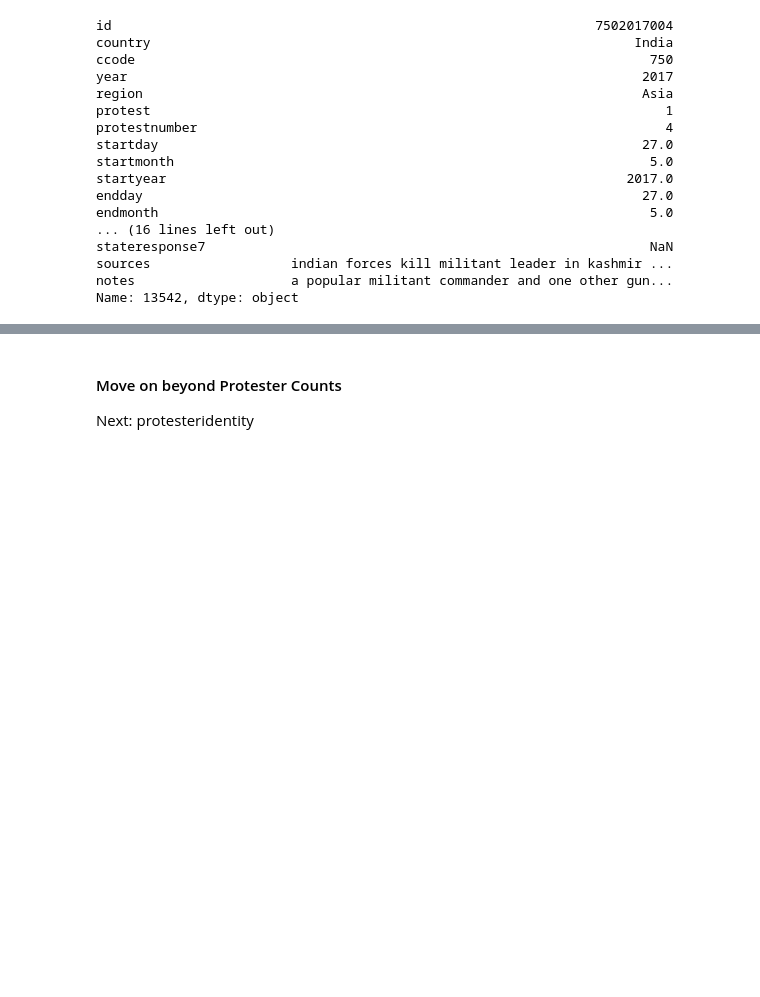
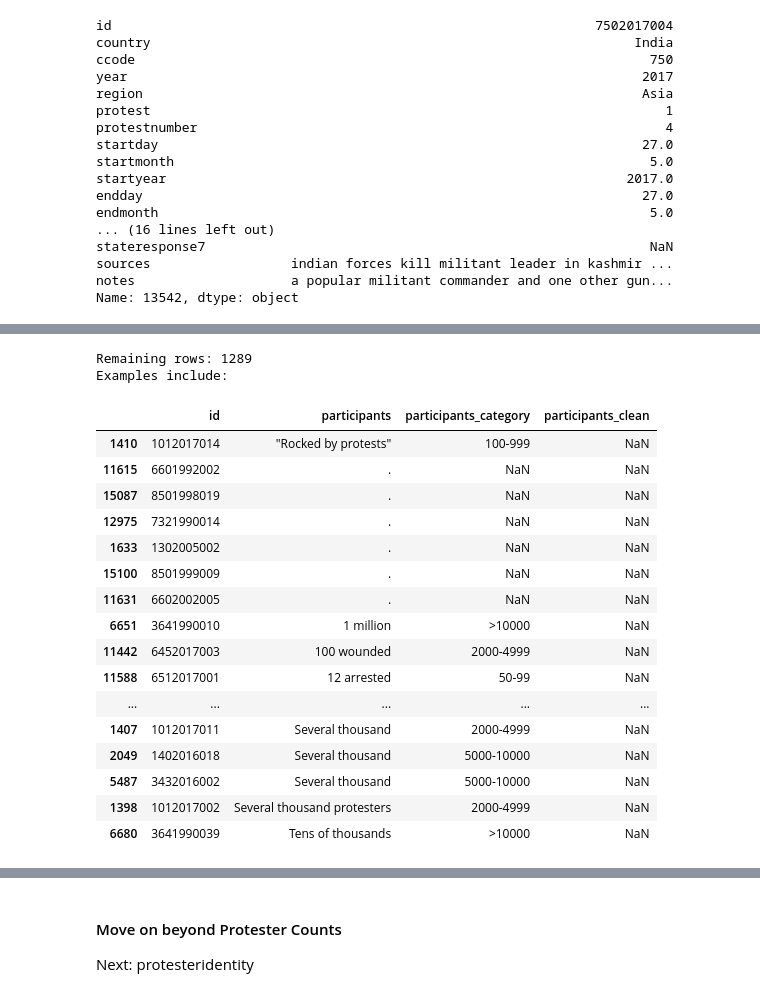
Before and after one commit to sethnlewis/Predicting-Political-Revolutions, a Jupyter notebook: notebooks/EDA_MM.ipynb, the cells around one changed output, grey strips where cells are left out. Saved outputs shown, nothing was run; the diff lists cells and outputs as text; code cells hidden in the pictures; blank space fills up the shorter version.

```diff
--- a/notebooks/EDA_MM.ipynb
+++ b/notebooks/EDA_MM.ipynb
@@ -156,4 +157,26 @@ stateresponse7                                                         NaN
 sources                  indian forces kill militant leader in kashmir ...
 notes                    a popular militant commander and one other gun...
 Name: 13542, dtype: object
+# %%
+# Convert range in format "a-b" to average(a, b)
+def convert_range_to_average(range_string):
+
+    if range_string is np.nan:
+        return np.nan
+
+    # Split "x-y" format
+    range_list = str.split(range_string, '-')
+
+    if len(range_list)==1:
+        avg = range_list[0].replace('<', '').replace('>', '')
+
+    elif len(range_list)==2:
+        # Convert both "x" and "y" to ints before averaging
+        avg = np.mean([int(range_list[0]), int(range_list[1])])
+
+    else:
+        raise error
+
+    # Return average
+    return int(avg)
 # %%
@@ -276,9 +284,34 @@ Name: 13542, dtype: object
-# %%
-# Manually define remaining conversions
-path_cleaning_dict = os.path.join('..', 'data', 'processed', 'clean_protester_count.csv')
-cleaning_dict = pd.read_csv(path_cleaning_dict)
-for original, clean in zip(cleaning_dict.iloc[:, 0], cleaning_dict.iloc[:, 1]):
-    try:
-        converter[original] = int(clean)
-    except:
-        pass
+# %%
+# Identify the rows that weren't able to be converted using the dict above.
+# Estimate whether or not it is practical top use "participants_category"
+# to average values within a range and use that value within participants_clean
+
+temp = df[['id', 'participants', 'participants_category']].copy()
+temp['participants_clean'] = df['participants'].map(converter)#.astype('Int64')
+
+nas = temp.loc[temp['participants_clean'].isna()]
+print('Remaining rows:', nas.shape[0])
+print('Examples include:')
+
+
+nas.sort_values(by='participants').head(100)
+# %% [output]
+Remaining rows: 1289
+Examples include:
+|  | id | participants | participants_category | participants_clean |
+| 1410 | 1012017014 | "Rocked by protests" | 100-999 | NaN |
+| 11615 | 6601992002 | . | NaN | NaN |
+| 15087 | 8501998019 | . | NaN | NaN |
+| 12975 | 7321990014 | . | NaN | NaN |
+| 1633 | 1302005002 | . | NaN | NaN |
+| 15100 | 8501999009 | . | NaN | NaN |
+| 11631 | 6602002005 | . | NaN | NaN |
+| 6651 | 3641990010 | 1 million | >10000 | NaN |
+| 11442 | 6452017003 | 100 wounded | 2000-4999 | NaN |
+| 11588 | 6512017001 | 12 arrested | 50-99 | NaN |
+| ... | ... | ... | ... | ... |
+| 1407 | 1012017011 | Several thousand | 2000-4999 | NaN |
+| 2049 | 1402016018 | Several thousand | 5000-10000 | NaN |
+| 5487 | 3432016002 | Several thousand | 5000-10000 | NaN |
+| 1398 | 1012017002 | Several thousand protesters | 2000-4999 | NaN |
+| 6680 | 3641990039 | Tens of thousands | >10000 | NaN |
```
Also changed, not shown: parts of 26 cells of this notebook, 1 other file.
